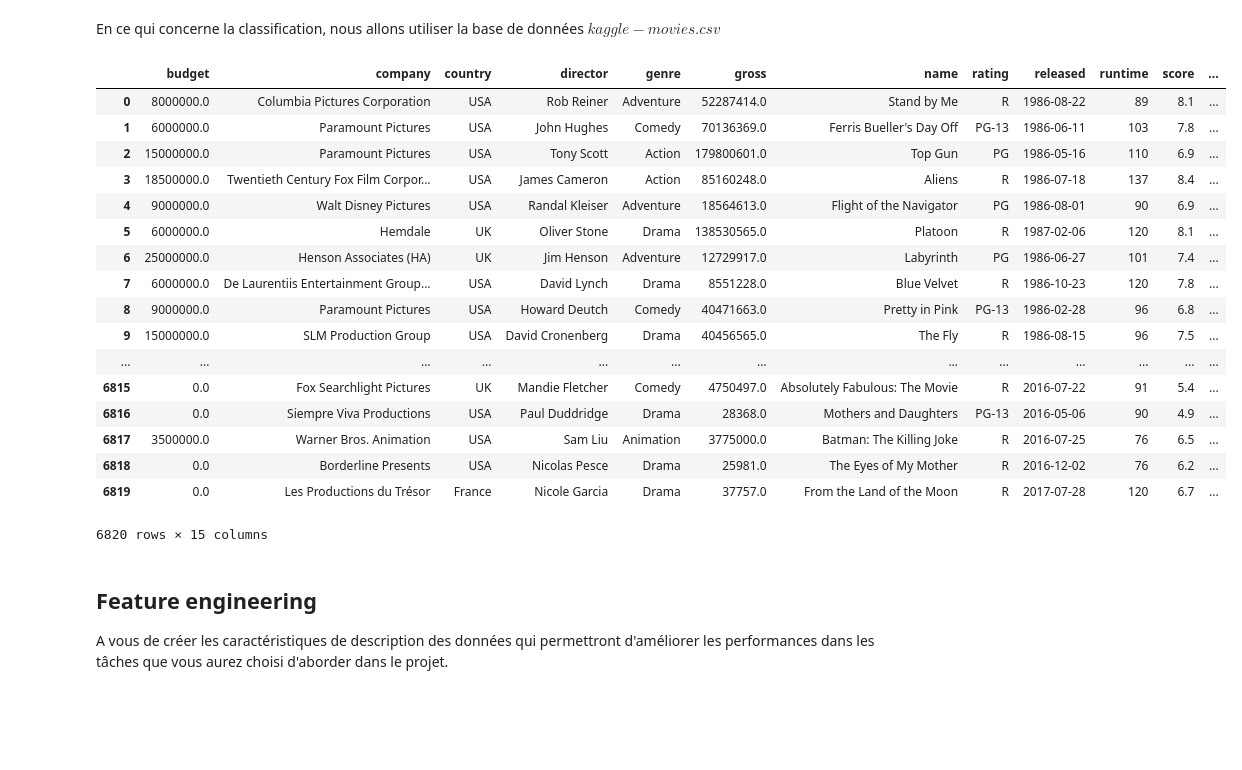
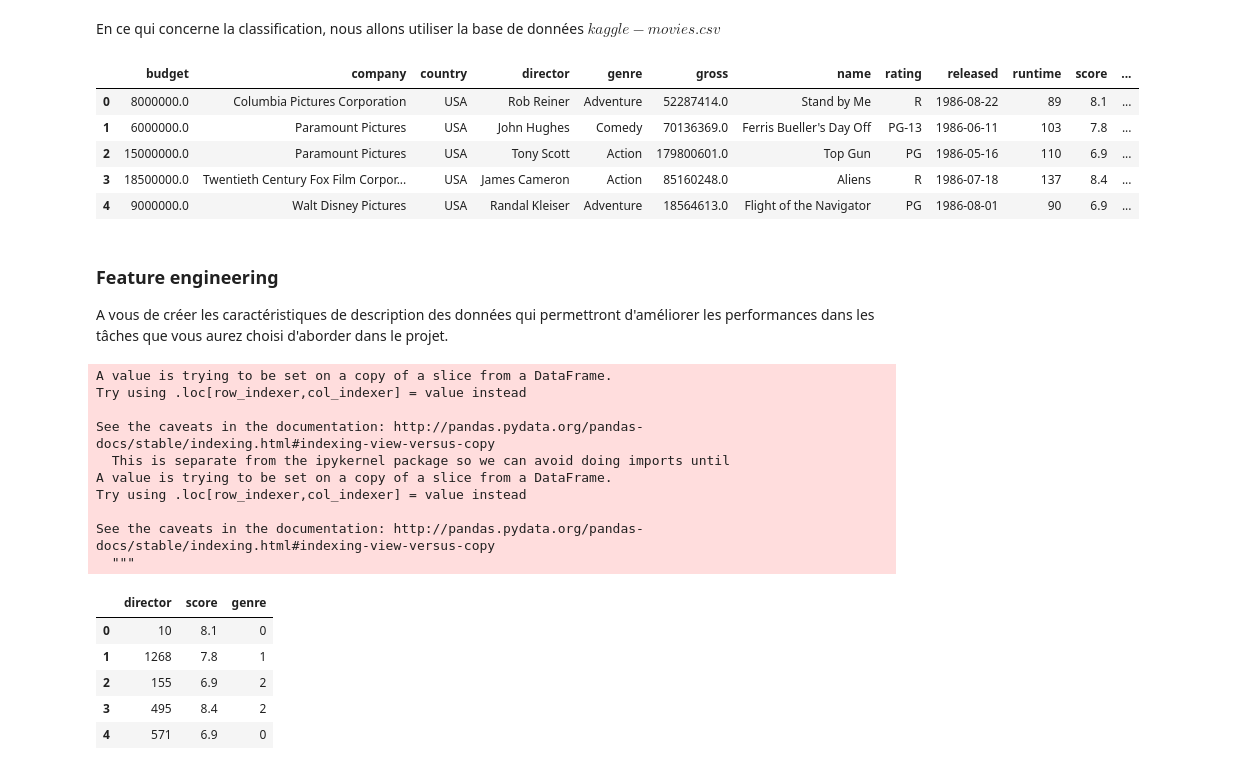
Before and after one commit to ATidiane/IMDb-Data-Analysis, a Jupyter notebook: consignes-Copy2.ipynb, the cells around one changed output. Saved outputs shown, nothing was run; the diff lists cells and outputs as text; code cells hidden in the pictures; blank space fills up the shorter version.

```diff
--- a/consignes-Copy2.ipynb
+++ b/consignes-Copy2.ipynb
@@ -685,26 +710,14 @@ df_X.head()
 En ce qui concerne la classification, nous allons utiliser la base de données $kaggle-movies.csv$
 # %%
 df_kaggle_movies = pd.read_csv("datasets/kaggle-movies.csv", encoding='ISO-8859-1')
-df_kaggle_movies
+df_kaggle_movies.head()
 # %% [output]
 |  | budget | company | country | director | genre | gross | name | rating | released | runtime | score | ... |
 | 0 | 8000000.0 | Columbia Pictures Corporation | USA | Rob Reiner | Adventure | 52287414.0 | Stand by Me | R | 1986-08-22 | 89 | 8.1 | ... |
 | 1 | 6000000.0 | Paramount Pictures | USA | John Hughes | Comedy | 70136369.0 | Ferris Bueller's Day Off | PG-13 | 1986-06-11 | 103 | 7.8 | ... |
 | 2 | 15000000.0 | Paramount Pictures | USA | Tony Scott | Action | 179800601.0 | Top Gun | PG | 1986-05-16 | 110 | 6.9 | ... |
 | 3 | 18500000.0 | Twentieth Century Fox Film Corpor... | USA | James Cameron | Action | 85160248.0 | Aliens | R | 1986-07-18 | 137 | 8.4 | ... |
 | 4 | 9000000.0 | Walt Disney Pictures | USA | Randal Kleiser | Adventure | 18564613.0 | Flight of the Navigator | PG | 1986-08-01 | 90 | 6.9 | ... |
-| 5 | 6000000.0 | Hemdale | UK | Oliver Stone | Drama | 138530565.0 | Platoon | R | 1987-02-06 | 120 | 8.1 | ... |
-| 6 | 25000000.0 | Henson Associates (HA) | UK | Jim Henson | Adventure | 12729917.0 | Labyrinth | PG | 1986-06-27 | 101 | 7.4 | ... |
-| 7 | 6000000.0 | De Laurentiis Entertainment Group... | USA | David Lynch | Drama | 8551228.0 | Blue Velvet | R | 1986-10-23 | 120 | 7.8 | ... |
-| 8 | 9000000.0 | Paramount Pictures | USA | Howard Deutch | Comedy | 40471663.0 | Pretty in Pink | PG-13 | 1986-02-28 | 96 | 6.8 | ... |
-| 9 | 15000000.0 | SLM Production Group | USA | David Cronenberg | Drama | 40456565.0 | The Fly | R | 1986-08-15 | 96 | 7.5 | ... |
-| ... | ... | ... | ... | ... | ... | ... | ... | ... | ... | ... | ... | ... |
-| 6815 | 0.0 | Fox Searchlight Pictures | UK | Mandie Fletcher | Comedy | 4750497.0 | Absolutely Fabulous: The Movie | R | 2016-07-22 | 91 | 5.4 | ... |
-| 6816 | 0.0 | Siempre Viva Productions | USA | Paul Duddridge | Drama | 28368.0 | Mothers and Daughters | PG-13 | 2016-05-06 | 90 | 4.9 | ... |
-| 6817 | 3500000.0 | Warner Bros. Animation | USA | Sam Liu | Animation | 3775000.0 | Batman: The Killing Joke | R | 2016-07-25 | 76 | 6.5 | ... |
-| 6818 | 0.0 | Borderline Presents | USA | Nicolas Pesce | Drama | 25981.0 | The Eyes of My Mother | R | 2016-12-02 | 76 | 6.2 | ... |
-| 6819 | 0.0 | Les Productions du Trésor | France | Nicole Garcia | Drama | 37757.0 | From the Land of the Moon | R | 2017-07-28 | 120 | 6.7 | ... |
-6820 rows × 15 columns
 # %% [markdown]
-## Feature engineering
+### Feature engineering
 A vous de créer les caractéristiques de description des données qui permettront d'améliorer les performances dans les tâches que vous aurez choisi d'aborder dans le projet.
@@ -726,3 +792,29 @@ for lista in act:
 
 # => On voit qu'il est possible de créer facilement des nouvelles caractéristiques qui
 # apporteront des informations utiles pour certaines tâches
+# %%
+df_classifier = df_kaggle_movies[['director', 'score', 'genre']]
+df_classifier['director'] = df_kaggle_movies['director'].apply(
+    lambda x: replace(directors, x))
+df_classifier['genre'] = df_kaggle_movies['genre'].apply(
+    lambda x: replace(categories, x))
+# %% [output]
+A value is trying to be set on a copy of a slice from a DataFrame.
+Try using .loc[row_indexer,col_indexer] = value instead
+
+See the caveats in the documentation: http://pandas.pydata.org/pandas-docs/stable/indexing.html#indexing-view-versus-copy
+  This is separate from the ipykernel package so we can avoid doing imports until
+A value is trying to be set on a copy of a slice from a DataFrame.
+Try using .loc[row_indexer,col_indexer] = value instead
+
+See the caveats in the documentation: http://pandas.pydata.org/pandas-docs/stable/indexing.html#indexing-view-versus-copy
+  """
+# %%
+df_classifier.head()
+# %% [output]
+|  | director | score | genre |
+| 0 | 10 | 8.1 | 0 |
+| 1 | 1268 | 7.8 | 1 |
+| 2 | 155 | 6.9 | 2 |
+| 3 | 495 | 8.4 | 2 |
+| 4 | 571 | 6.9 | 0 |
```
Also changed, not shown: parts of 25 cells of this notebook.
